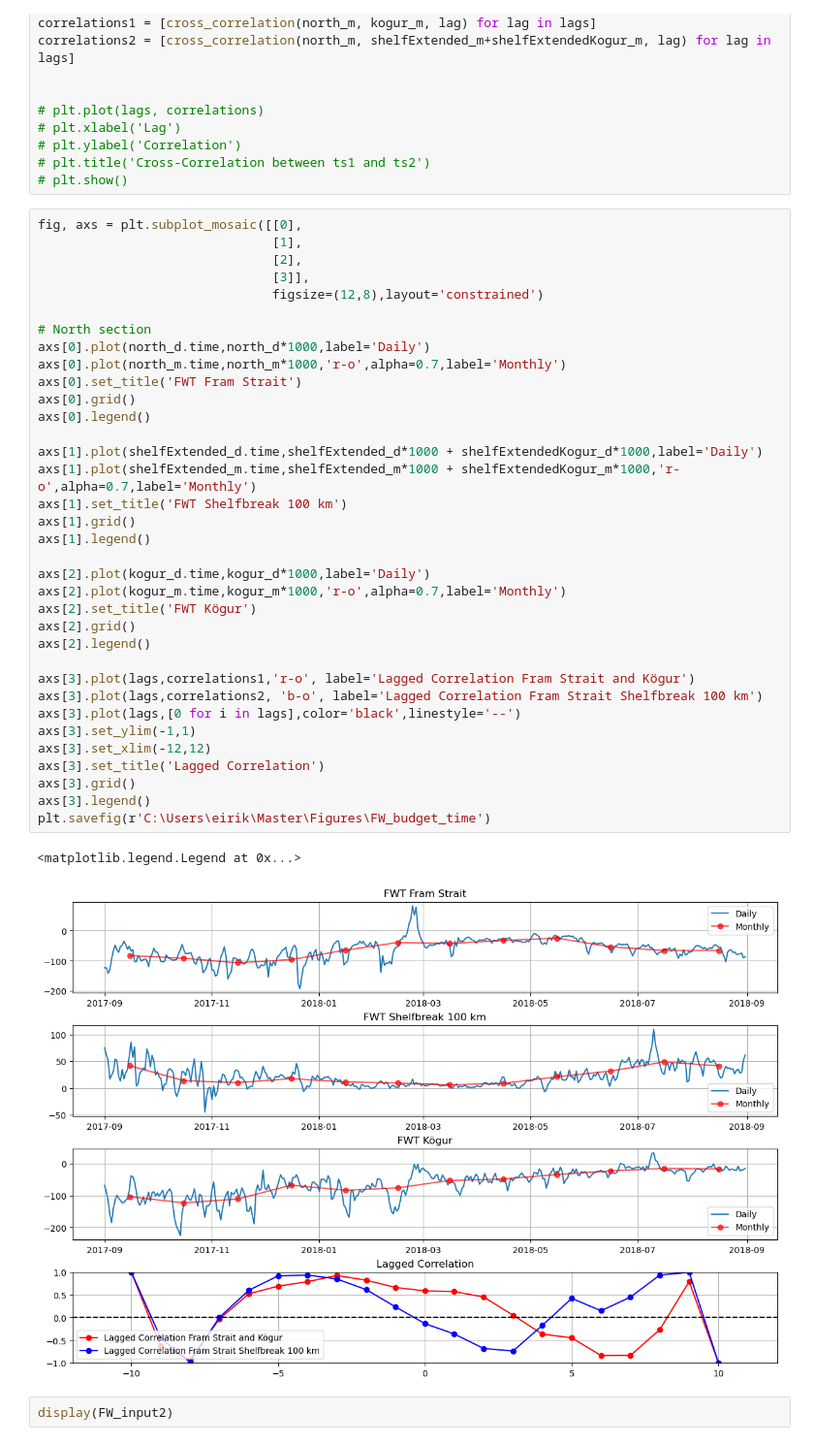
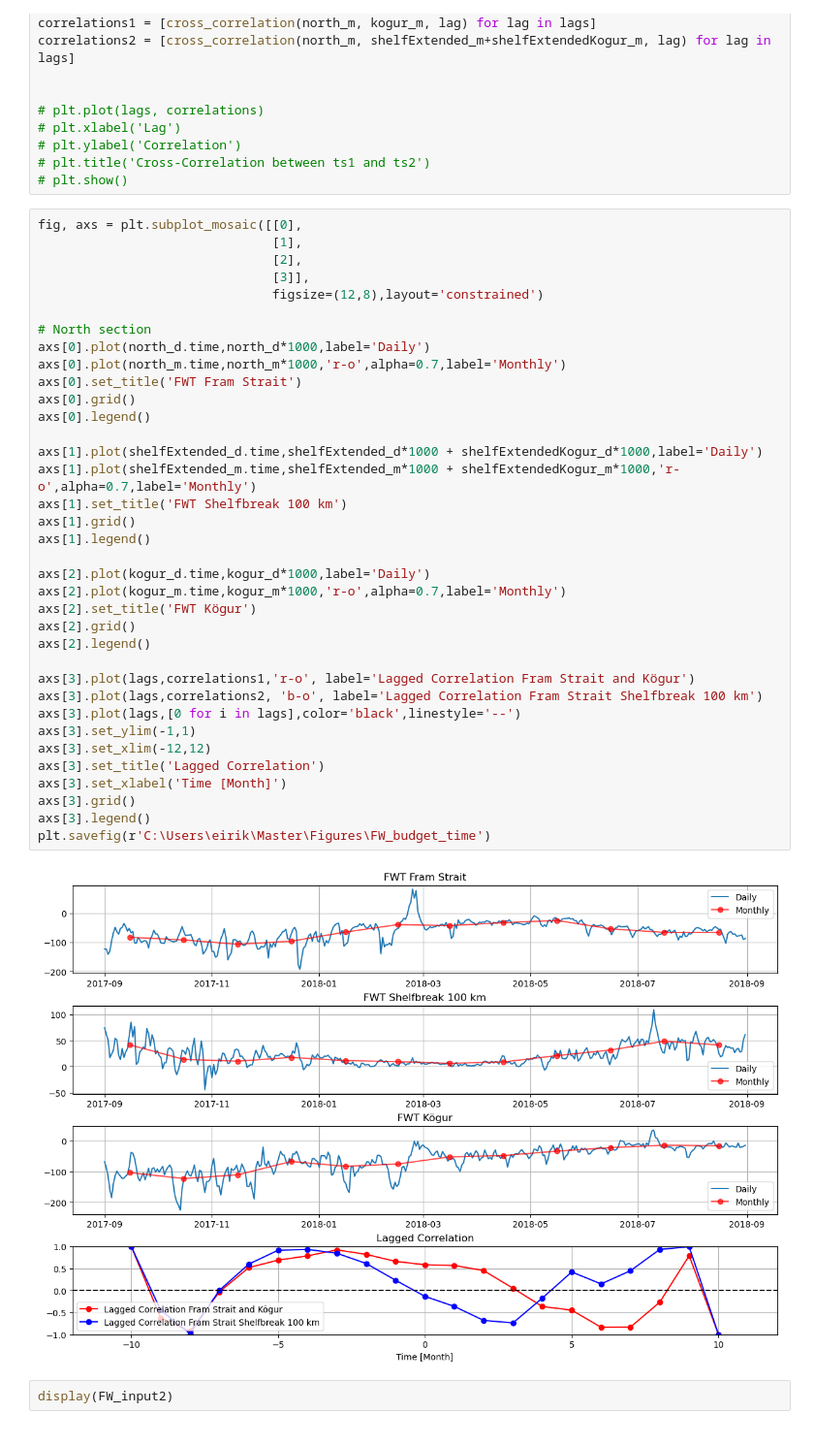
Before and after one commit to EirikKvamme/MScEirik, a Jupyter notebook: FreshWater/FW_budget_full.ipynb, the cells around one changed output. Shown at 97% size. Saved outputs shown, nothing was run; the diff lists cells and outputs as text.

```diff
--- a/FreshWater/FW_budget_full.ipynb
+++ b/FreshWater/FW_budget_full.ipynb
@@ -536,35 +538,35 @@ fig, axs = plt.subplot_mosaic([[0],
 
 # North section
 axs[0].plot(north_d.time,north_d*1000,label='Daily')
 axs[0].plot(north_m.time,north_m*1000,'r-o',alpha=0.7,label='Monthly')
 axs[0].set_title('FWT Fram Strait')
 axs[0].grid()
 axs[0].legend()
 
 axs[1].plot(shelfExtended_d.time,shelfExtended_d*1000 + shelfExtendedKogur_d*1000,label='Daily')
 axs[1].plot(shelfExtended_m.time,shelfExtended_m*1000 + shelfExtendedKogur_m*1000,'r-o',alpha=0.7,label='Monthly')
 axs[1].set_title('FWT Shelfbreak 100 km')
 axs[1].grid()
 axs[1].legend()
 
 axs[2].plot(kogur_d.time,kogur_d*1000,label='Daily')
 axs[2].plot(kogur_m.time,kogur_m*1000,'r-o',alpha=0.7,label='Monthly')
 axs[2].set_title('FWT Kögur')
 axs[2].grid()
 axs[2].legend()
 
 axs[3].plot(lags,correlations1,'r-o', label='Lagged Correlation Fram Strait and Kögur')
 axs[3].plot(lags,correlations2, 'b-o', label='Lagged Correlation Fram Strait Shelfbreak 100 km')
 axs[3].plot(lags,[0 for i in lags],color='black',linestyle='--')
 axs[3].set_ylim(-1,1)
 axs[3].set_xlim(-12,12)
 axs[3].set_title('Lagged Correlation')
+axs[3].set_xlabel('Time [Month]')
 axs[3].grid()
 axs[3].legend()
 plt.savefig(r'C:\Users\eirik\Master\Figures\FW_budget_time')
 # %% [output]
-<matplotlib.legend.Legend at 0x...>
-[figure, old version]
+[figure, new version]
 # %%
 display(FW_input2)
 # %% [output]
```
Also changed, not shown: parts of 10 cells of this notebook.
